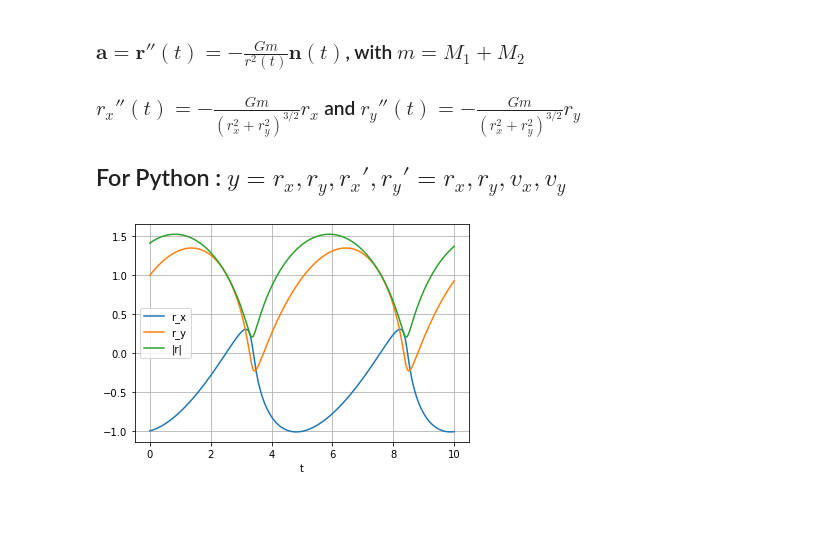
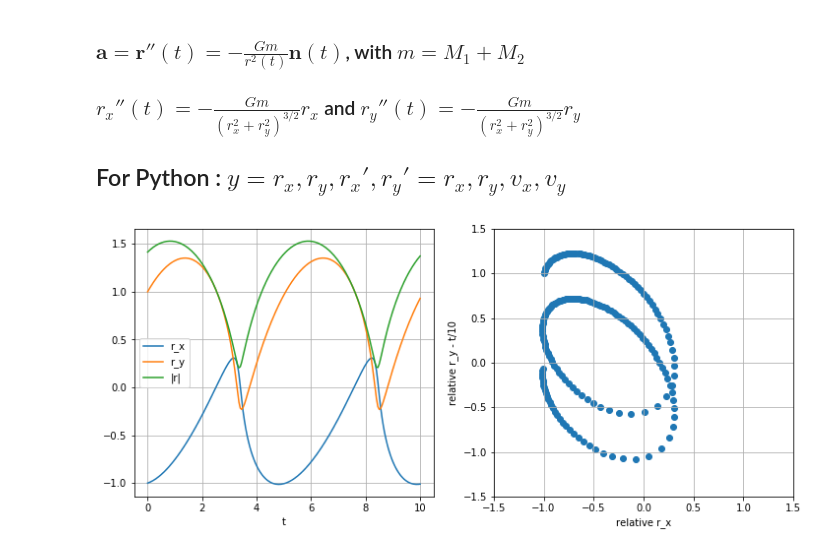
Before and after one commit to NiallJeffrey/post-Newtonian, a Jupyter notebook: Newton_2-body.ipynb, the cells around one changed output. Saved outputs shown, nothing was run; the diff lists cells and outputs as text; code cells hidden in the pictures; blank space fills up the shorter version.

Commit message:
added newtonian 2 body plot

```diff
--- a/Newton_2-body.ipynb
+++ b/Newton_2-body.ipynb
@@ -35,11 +31,13 @@ t = np.linspace(0, 10, 201)
 # %%
 sol = odeint(relative_dynamics, y0, t, args=(Gm_val,))
 # %%
-plt.plot(t, sol[:, 0], label='r_x')
-plt.plot(t, sol[:, 1], label='r_y')
-plt.plot(t, np.sqrt(sol[:, 0]**2.+sol[:, 1]**2.), label='|r|')
-plt.legend(loc='best')
-plt.xlabel('t')
-plt.grid()
+_ = plt.figure(figsize=(12,5)), plt.subplot(1,2,1)
+_ = plt.plot(t, sol[:, 0], label='r_x')
+_ = plt.plot(t, sol[:, 1], label='r_y')
+_ = plt.plot(t, np.sqrt(sol[:, 0]**2.+sol[:, 1]**2.), label='|r|')
+_ = plt.legend(loc='best'), plt.xlabel('t'), plt.grid()
+_ = plt.subplot(1,2,2), plt.ylim(-1.5,1.5), plt.xlim(-1.5,1.5)
+_ = plt.scatter(sol[:, 0], sol[:, 1] - t/10.)
+_ = plt.ylabel('relative r_y - t/10'), plt.xlabel('relative r_x'), plt.grid()
 # %% [output]
-[figure, old version]
+[figure, new version]
```
Also changed, not shown: parts of 6 cells of this notebook, 1 other file.
